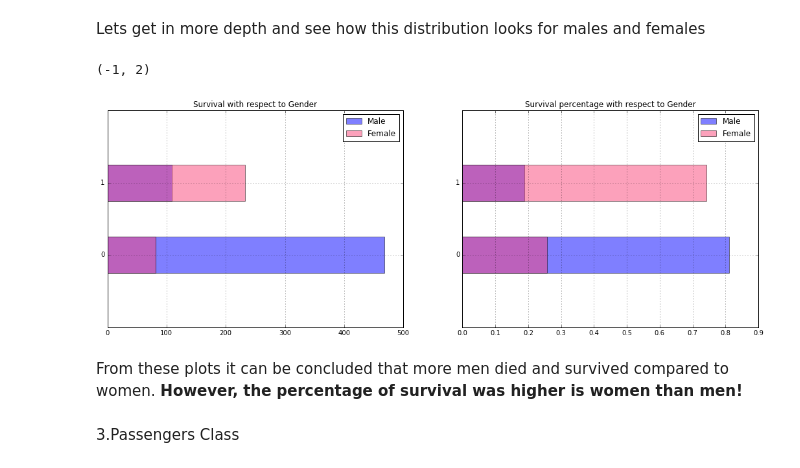
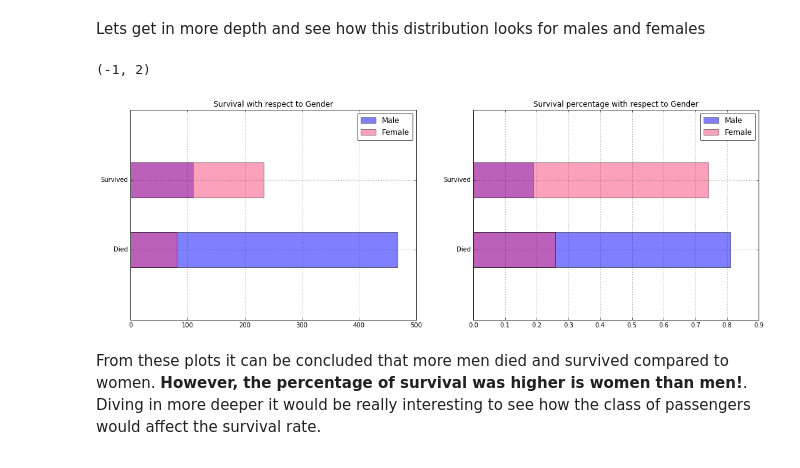
Before and after one commit to pkgandhi/Titanic-Dataset, a Jupyter notebook: Data Analysis for Titanic Dataset.ipynb, the cells around one changed output. Saved outputs shown, nothing was run; the diff lists cells and outputs as text; code cells hidden in the pictures.

```diff
--- a/Data Analysis for Titanic Dataset.ipynb
+++ b/Data Analysis for Titanic Dataset.ipynb
@@ -330,33 +422,33 @@ Lets get in more depth and see how this distribution looks for males and females
 # %%
 fig = plt.figure(figsize=(18,6))
 
 # Total number of male survived and died
 male_survive = titanic_df.Survived[titanic_df.Sex == 'male'].value_counts().sort_index()
 
 # Total number of female survived and died
 female_survive = titanic_df.Survived[titanic_df.Sex == 'female'].value_counts().sort_index()
 
 # Plotting them together:
 ax1 = fig.add_subplot(121)
 male_survive.plot(kind = 'barh', label='Male', alpha = 0.5) # Male Plot
 female_survive.plot(kind = 'barh', color='#FA4579', label='Female', alpha = 0.5) # Female Plot
 plt.title("Survival with respect to Gender")
 plt.legend(loc='best') # Setting the legend
 plt.grid(b=True) # Keeping the grid on
+ax1.set_yticklabels([ "Died", "Survived"])
 ax1.set_ylim(-1, 2)
 
 # Plotting the percentage of total male and female
 ax2 = fig.add_subplot(122)
 (male_survive/male_survive.sum()).plot(kind = 'barh', label='Male', alpha = 0.5) # Male Plot
 (female_survive/female_survive.sum()).plot(kind = 'barh', color='#FA4579', label='Female', alpha = 0.5) # Female Plot
 plt.title("Survival percentage with respect to Gender")
 plt.legend(loc='best') # Setting the legend
 plt.grid(b=True) # Keeping the grid on
+ax2.set_yticklabels(["Died", "Survived"])
 ax2.set_ylim(-1, 2)
 # %% [output]
 (-1, 2)
-[figure, old version]
+[figure, new version]
 # %% [markdown]
-From these plots it can be concluded that more men died and survived compared to women. **However, the percentage of survival was higher is women than men!**
+From these plots it can be concluded that more men died and survived compared to women. **However, the percentage of survival was higher is women than men!**. Diving in more deeper it would be really interesting to see how the class of passengers would affect the survival rate.
-# %% [markdown]
-3.Passengers Class
```
Also changed, not shown: parts of 24 cells of this notebook.
